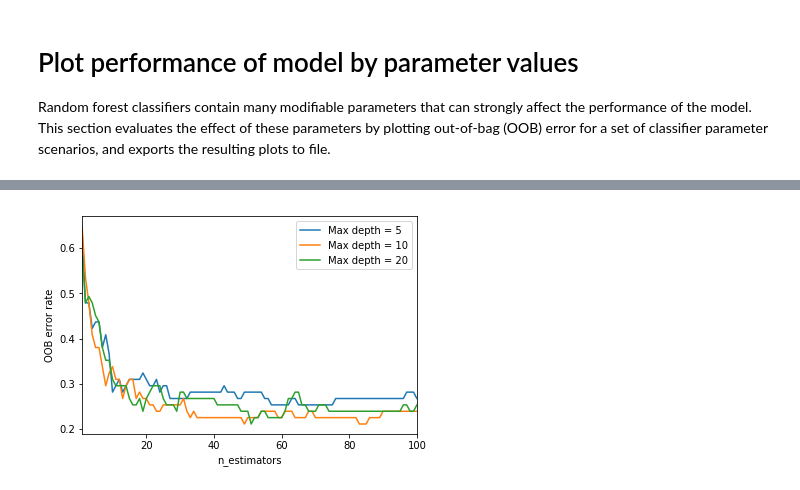
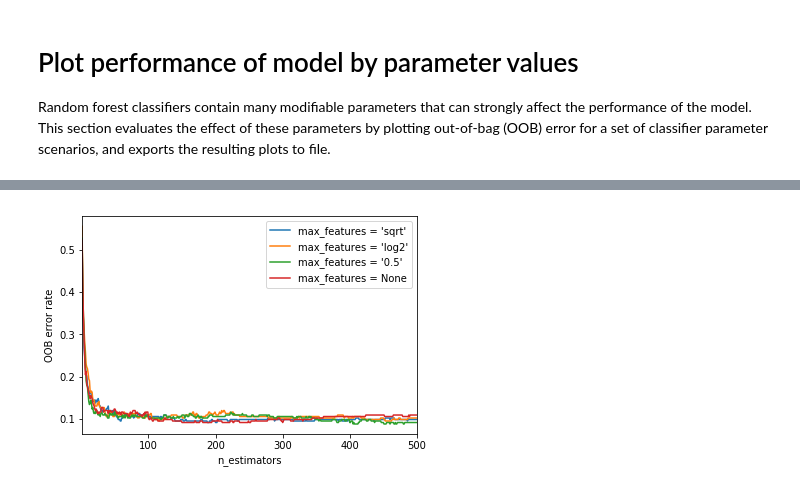
Before and after one commit to ML-MachineLearning/randomforest-GA, a Jupyter notebook: random_forest.ipynb, the cells around one changed output, grey strips where cells are left out. Drawn from its saved outputs; the diff is of its cells as text; code cells hidden in the pictures.

```diff
--- a/random_forest.ipynb
+++ b/random_forest.ipynb
@@ -625,12 +649,12 @@ Random forest classifiers contain many modifiable parameters that can strongly a
 # support for parallelized ensembles but is necessary for tracking the OOB
 # error trajectory during training.
 
-# Extract training data
-_, train_lab, train_samp = randomforest_train(train_shps = train_shps,
-                                              train_field = "class",
-                                              data_func = tc_import, #   hltc_import,
-                                              data_func_params = data_func_params,
-                                              classifier_params = classifier_params)
+# # Extract training data
+# _, train_lab, train_samp = randomforest_train(train_shps = train_shps,
+#                                               train_field = "class",
+#                                               data_func = hltc_import, #tc_import,
+#                                               data_func_params = {},
+#                                               classifier_params = classifier_params)
 
 # Test effect of max features
 classifier_scenario = [("max_features = 'sqrt'",
@@ -650,52 +674,39 @@ classifier_scenario = [("max_features = 'sqrt'",
                                                max_features = None,
                                                oob_score = True))]
 
-# Test effect of minimum samples per leaf
-classifier_scenario = [("Leaf = 1",
-                      RandomForestClassifier(warm_start = True,
-                                             min_samples_leaf = 1,
-                                             oob_score = True)),
-                       ("Leaf = 5",
-                        RandomForestClassifier(warm_start = True,
-                                               min_samples_leaf = 5,
-                                               oob_score = True)),
-                       ("Leaf = 20",
-                        RandomForestClassifier(warm_start = True,
-                                               min_samples_leaf = 20,
-                                               oob_score = True))]
+# # Test effect of minimum samples per leaf
+# classifier_scenario = [("Leaf = 1",
+#                       RandomForestClassifier(warm_start = True,
+#                                              min_samples_leaf = 1,
+#                                              oob_score = True)),
+#                        ("Leaf = 5",
+#                         RandomForestClassifier(warm_start = True,
+#                                                min_samples_leaf = 5,
+#                                                oob_score = True)),
+#                        ("Leaf = 20",
+#                         RandomForestClassifier(warm_start = True,
+#                                                min_samples_leaf = 20,
+#                                                oob_score = True))]
 
-# Test effect of max depth
-classifier_scenario = [("Max depth = 5",
-                      RandomForestClassifier(warm_start = True,
-                                             max_depth = 5,
-                                             oob_score = True)),
-                       ("Max depth = 10",
-                        RandomForestClassifier(warm_start = True,
-                                               max_depth = 10,
-                                               oob_score = True)),
-                       ("Max depth = 20",
-                        RandomForestClassifier(warm_start = True,
-                                               max_depth = 20,
-                                               oob_score = True))]
+# # Test effect of max depth
+# classifier_scenario = [("Max depth = 5",
+#                       RandomForestClassifier(warm_start = True,
+#                                              max_depth = 5,
+#                                              oob_score = True)),
+#                        ("Max depth = 10",
+#                         RandomForestClassifier(warm_start = True,
+#                                                max_depth = 10,
+#                                                oob_score = True)),
+#                        ("Max depth = 20",
+#                         RandomForestClassifier(warm_start = True,
+#                                                max_depth = 20,
+#                                                oob_score = True))]
 
-# Test effect of max depth
-classifier_scenario = [("Max depth = 5",
-                      RandomForestClassifier(warm_start = True,
-                                             max_depth = 5,
-                                             oob_score = True)),
-                       ("Max depth = 10",
-                        RandomForestClassifier(warm_start = True,
-                                               max_depth = 10,
-                                               oob_score = True)),
-                       ("Max depth = 20",
-                        RandomForestClassifier(warm_start = True,
-                                               max_depth = 20,
-                                               oob_score = True))]
 
 # Plot OOB error by classifier scenario
 randomforest_eval(training_labels = train_lab,
                   training_samples = train_samp,
                   classifier_scenario = classifier_scenario,
                   output_path = "figures/random_forest_params.png",
-                  max_estimators = 100)
+                  max_estimators = 500)
 # %% [output]
@@ -710 +713 @@ Model trained on 3 bands and 71 training samples
-[figure, old version]
+[figure, new version]
```
Also changed, not shown: parts of 10 cells of this notebook.
